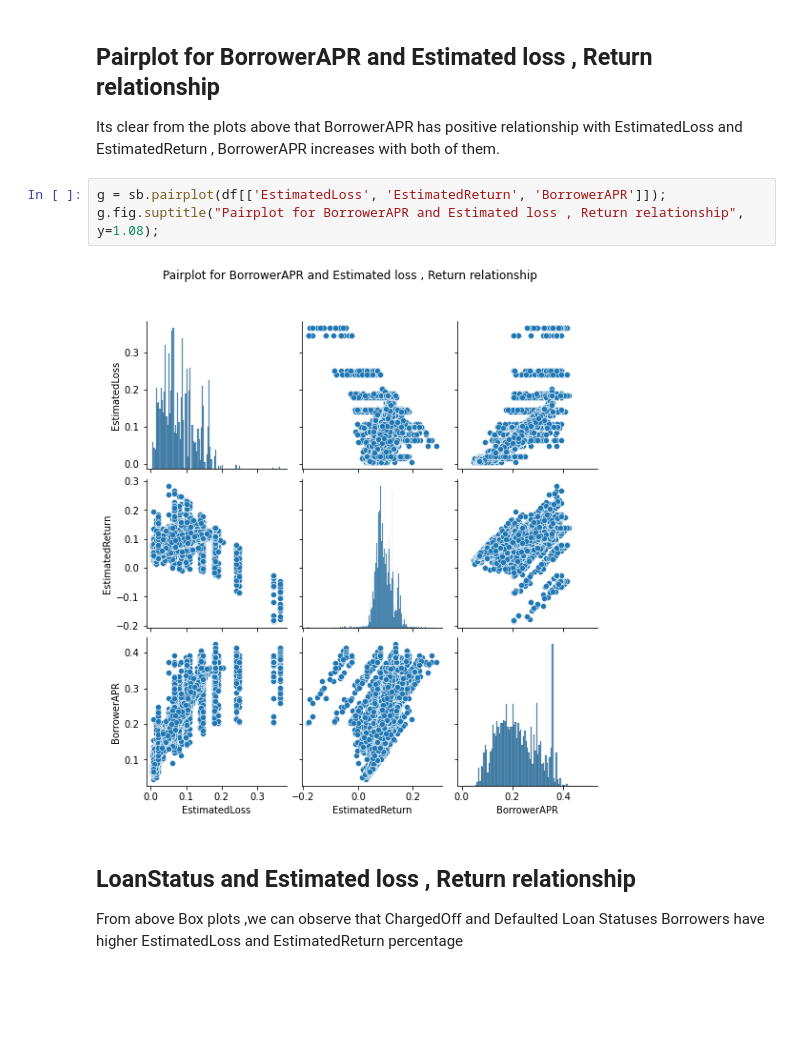
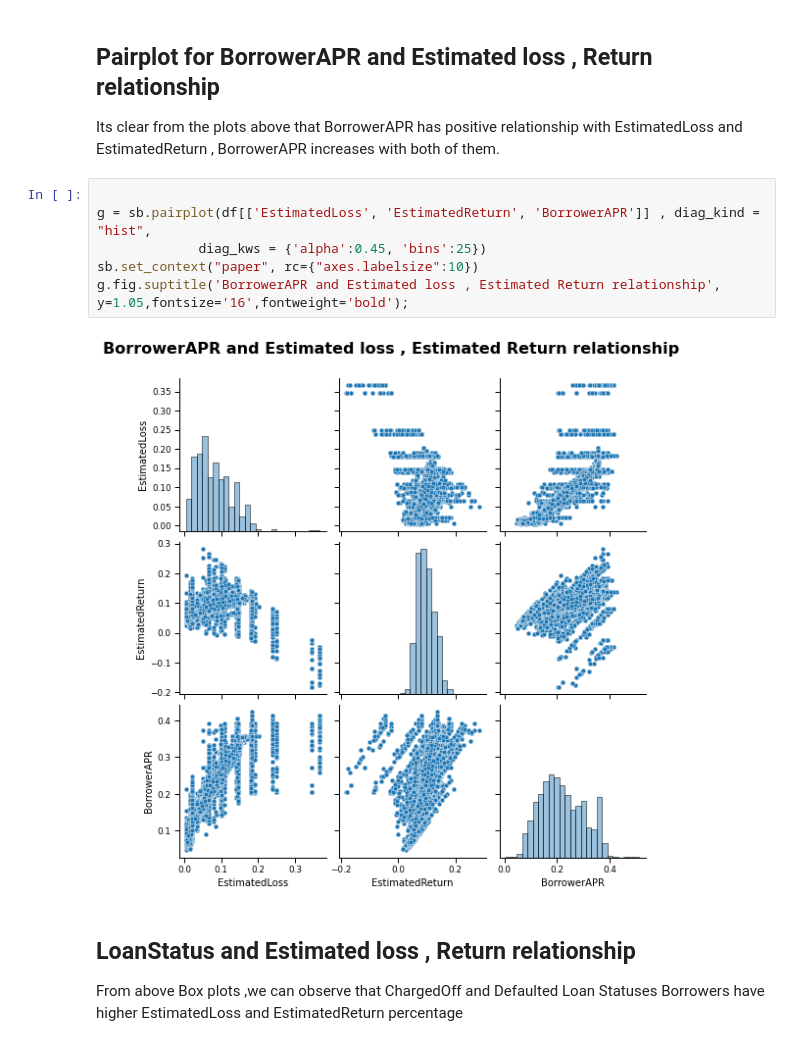
Before and after one commit to ujwalakale/prosper-loan-dataset-findings, a Jupyter notebook: slide_deck_template.ipynb, the cells around one changed output. Saved outputs shown, nothing was run; the diff lists cells and outputs as text; blank space fills up the shorter version.

```diff
--- a/slide_deck_template.ipynb
+++ b/slide_deck_template.ipynb
@@ -140,10 +139,13 @@ plt.title('Heatmap of Median Estimated Returns by Credit Rating and Income Range
 
 Its clear from the plots above that BorrowerAPR has positive relationship with EstimatedLoss and EstimatedReturn , BorrowerAPR increases with both of them.
 # %%
-g = sb.pairplot(df[['EstimatedLoss', 'EstimatedReturn', 'BorrowerAPR']]);
-g.fig.suptitle("Pairplot for BorrowerAPR and Estimated loss , Return relationship", y=1.08);
+
+g = sb.pairplot(df[['EstimatedLoss', 'EstimatedReturn', 'BorrowerAPR']] , diag_kind = "hist",
+             diag_kws = {'alpha':0.45, 'bins':25})
+sb.set_context("paper", rc={"axes.labelsize":10})
+g.fig.suptitle('BorrowerAPR and Estimated loss , Estimated Return relationship', y=1.05,fontsize='16',fontweight='bold');
 # %% [output]
-[figure, old version]
+[figure, new version]
 # %% [markdown]
 ## LoanStatus and Estimated loss , Return relationship
 
```
Also changed, not shown: parts of 5 cells of this notebook.
